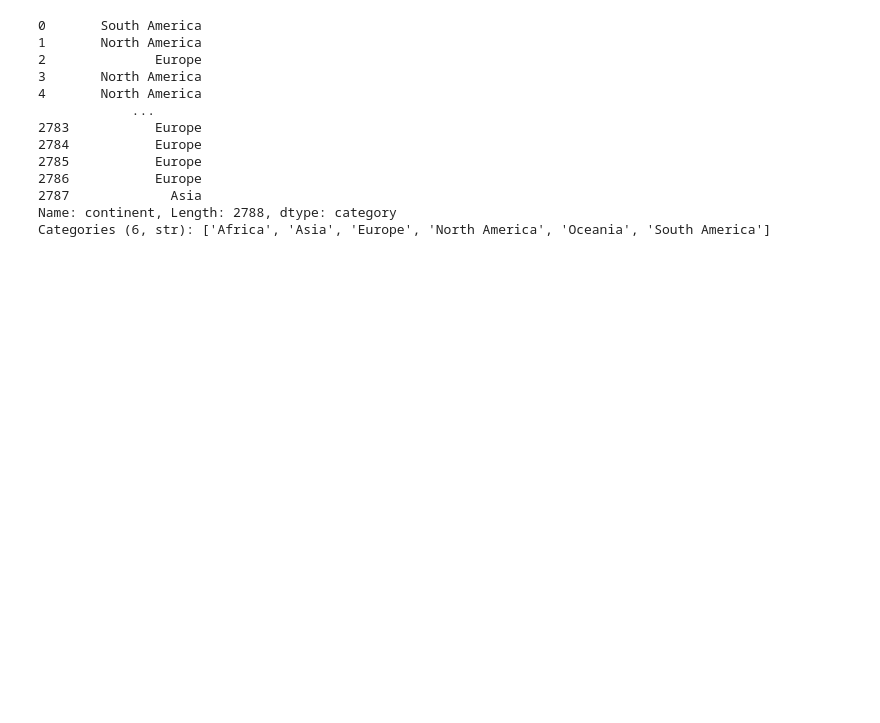
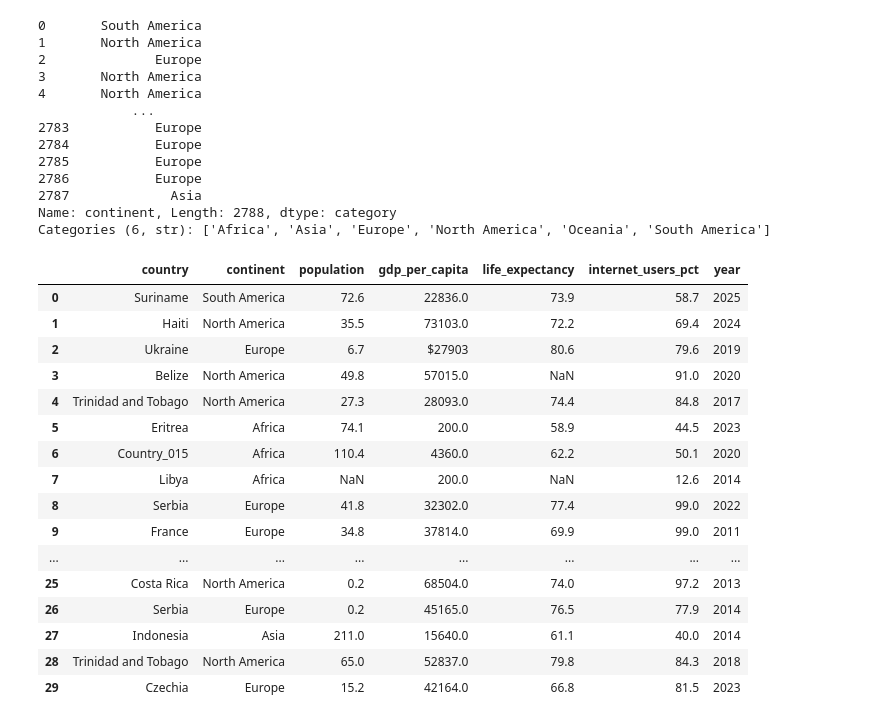
Before and after one commit to marshaale/learn-pandas, a Jupyter notebook: countries_data_cleaner.ipynb, the cells around one changed output. Cells and saved outputs as stored; diff of their text form; code cells hidden in the pictures; blank space fills up the shorter version.

```diff
--- a/countries_data_cleaner.ipynb
+++ b/countries_data_cleaner.ipynb
@@ -182,3 +182,23 @@ df['continent']
 2787             Asia
 Name: continent, Length: 2788, dtype: category
 Categories (6, str): ['Africa', 'Asia', 'Europe', 'North America', 'Oceania', 'South America']
+# %%
+df.head(30)
+# %% [output]
+|  | country | continent | population | gdp_per_capita | life_expectancy | internet_users_pct | year |
+| 0 | Suriname | South America | 72.6 | 22836.0 | 73.9 | 58.7 | 2025 |
+| 1 | Haiti | North America | 35.5 | 73103.0 | 72.2 | 69.4 | 2024 |
+| 2 | Ukraine | Europe | 6.7 | $27903 | 80.6 | 79.6 | 2019 |
+| 3 | Belize | North America | 49.8 | 57015.0 | NaN | 91.0 | 2020 |
+| 4 | Trinidad and Tobago | North America | 27.3 | 28093.0 | 74.4 | 84.8 | 2017 |
+| 5 | Eritrea | Africa | 74.1 | 200.0 | 58.9 | 44.5 | 2023 |
+| 6 | Country_015 | Africa | 110.4 | 4360.0 | 62.2 | 50.1 | 2020 |
+| 7 | Libya | Africa | NaN | 200.0 | NaN | 12.6 | 2014 |
+| 8 | Serbia | Europe | 41.8 | 32302.0 | 77.4 | 99.0 | 2022 |
+| 9 | France | Europe | 34.8 | 37814.0 | 69.9 | 99.0 | 2011 |
+| ... | ... | ... | ... | ... | ... | ... | ... |
+| 25 | Costa Rica | North America | 0.2 | 68504.0 | 74.0 | 97.2 | 2013 |
+| 26 | Serbia | Europe | 0.2 | 45165.0 | 76.5 | 77.9 | 2014 |
+| 27 | Indonesia | Asia | 211.0 | 15640.0 | 61.1 | 40.0 | 2014 |
+| 28 | Trinidad and Tobago | North America | 65.0 | 52837.0 | 79.8 | 84.3 | 2018 |
+| 29 | Czechia | Europe | 15.2 | 42164.0 | 66.8 | 81.5 | 2023 |
```
Also changed, not shown: parts of 2 cells of this notebook.
